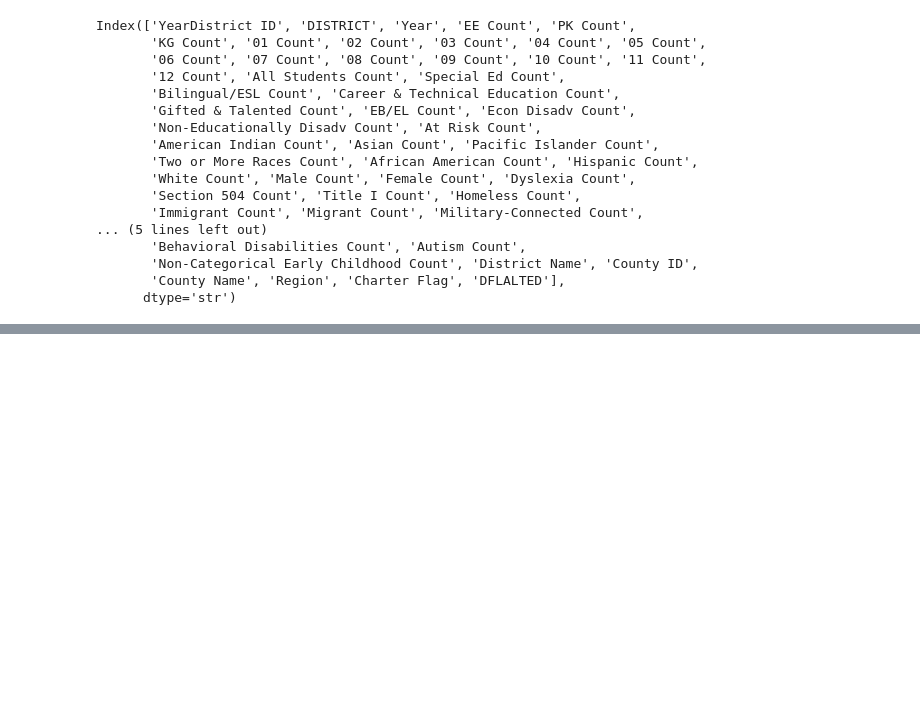
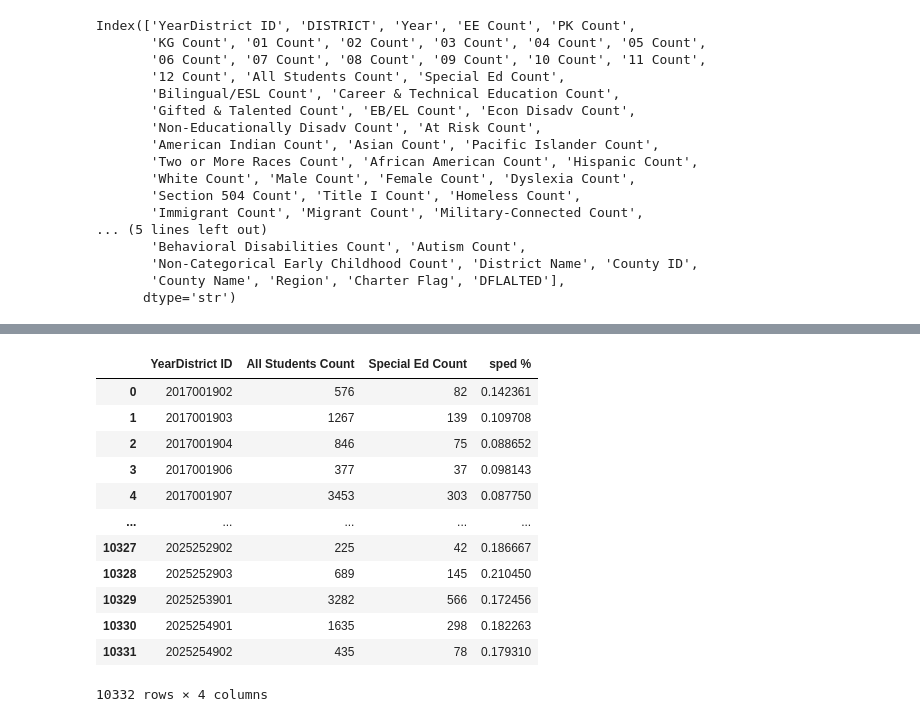
Before and after one commit to CristianS-D/Texas-Education-Data-Analysis, a Jupyter notebook: Exploring.ipynb, the cells around one changed output, grey strips where cells are left out. Drawn from its saved outputs; the diff is of its cells as text; code cells hidden in the pictures; blank space fills up the shorter version.

```diff
--- a/Exploring.ipynb
+++ b/Exploring.ipynb
@@ -193,0 +328,16 @@ student_df[['YearDistrict ID', 'All Students Count', ]]
+# %%
+student_df_1.sort_values(sped)
+# %% [output]
+|  | YearDistrict ID | All Students Count | Special Ed Count | sped % |
+| 0 | 2017001902 | 576 | 82 | 0.142361 |
+| 1 | 2017001903 | 1267 | 139 | 0.109708 |
+| 2 | 2017001904 | 846 | 75 | 0.088652 |
+| 3 | 2017001906 | 377 | 37 | 0.098143 |
+| 4 | 2017001907 | 3453 | 303 | 0.087750 |
+| ... | ... | ... | ... | ... |
+| 10327 | 2025252902 | 225 | 42 | 0.186667 |
+| 10328 | 2025252903 | 689 | 145 | 0.210450 |
+| 10329 | 2025253901 | 3282 | 566 | 0.172456 |
+| 10330 | 2025254901 | 1635 | 298 | 0.182263 |
+| 10331 | 2025254902 | 435 | 78 | 0.179310 |
+10332 rows × 4 columns
```
Also changed, not shown: parts of 15 cells of this notebook, 1 other file.
